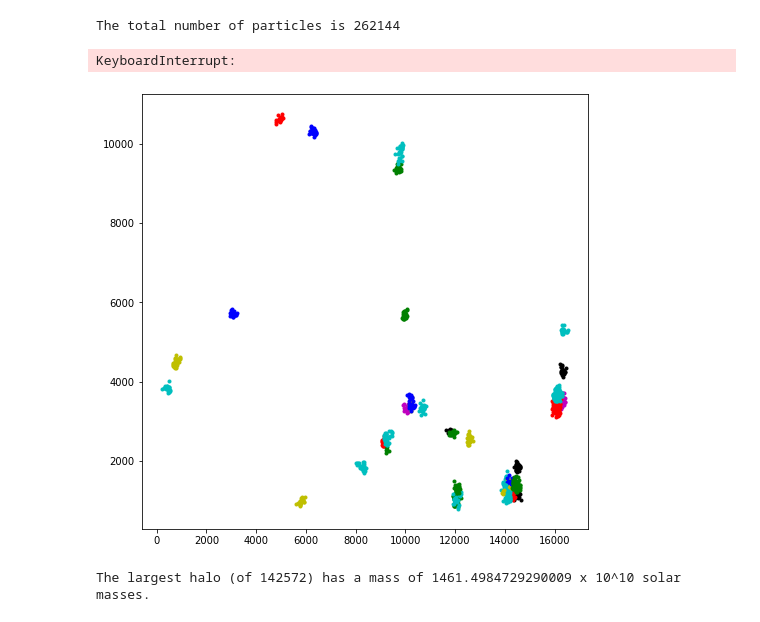
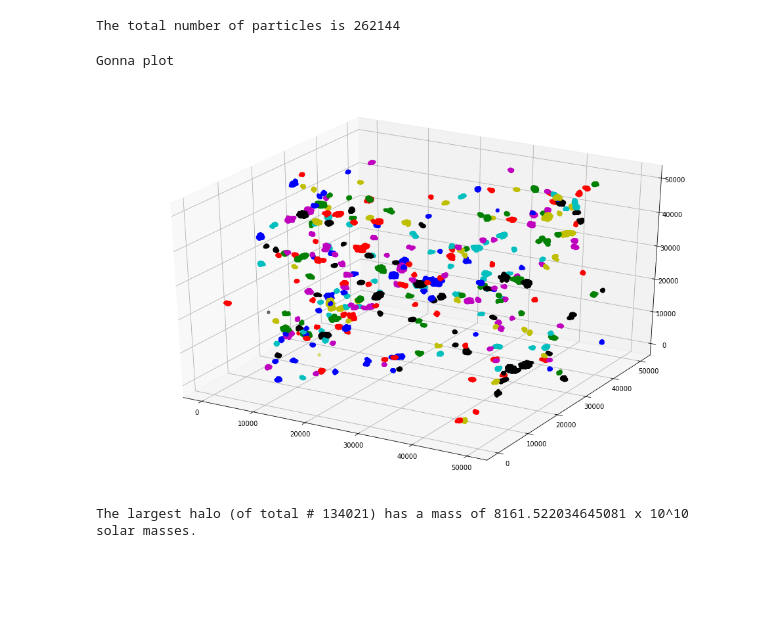
Before and after one commit to EthanMarx/astro_numerical_project, a Jupyter notebook: analysis.ipynb, the cells around one changed output. Saved outputs shown, nothing was run; the diff lists cells and outputs as text; code cells hidden in the pictures; blank space fills up the shorter version.

```diff
--- a/analysis.ipynb
+++ b/analysis.ipynb
@@ -49,11 +45,11 @@ def distance(other_particles, particle):
 # %%
 groups = {} # Positions of halo particles
 sizes = {} # size of the halo (# of particles in it)
-group_id = 0 #initial group id
-pbar = tqdm(total = len(particles)) #progress bar
+group_id = 0 # initial group id
+pbar = tqdm(total=len(particles)) # progress bar
 
 while len(particles) > 0:
-    part = particles[0] #location of first particle
+    part = particles[0] # location of first particle
     dists = distance(particles, part)
 
     # add close-enough particles to the current group, and remove them
@@ -62,10 +58,9 @@ while len(particles) > 0:
     particles = np.delete(particles, mask, axis=0)
 
     '''Find the friends of friends of part'''
-    pointer = 1 # for whom we are looking for more friends? the index of elements ingroups[group_id])
+    pointer = 1 # for whom we are looking for more friends? the index of elements in groups[group_id]
     num_friends = len(groups[group_id])
     while pointer < num_friends:
-
         # get position and distances of the friend being considered, and which are close enough
         part_friend = groups[group_id][pointer]
         dists = distance(particles, part_friend)
@@ -78,31 +73,47 @@ while len(particles) > 0:
             particles = np.delete(particles, mask, axis=0)
 
         pointer +=1
+        num_friends = len(groups[group_id])
 
     '''Current group completed. Move on to the next group'''
     sizes[group_id] = len(groups[group_id])
     group_id += 1
     pbar.update(1)
 # %%
-# Try to plot halos (2d projection) but takes lots of time to run. There has to be a better way of doing this
+# # Try to plot halos (2d projection) but takes lots of time to run. There has to be a better way of doing this
 
 colorlist = ['b', 'g', 'r', 'c', 'm', 'y', 'k']
 
-plt.figure(figsize=(8,8))
+# plt.figure(figsize=(8,8))
+# for i in range(group_id):
+#     if sizes[i]>20:
+#         for j in range(sizes[i]):
+#             plt.plot(groups[i][j][0], groups[i][j][1], '.', color=colorlist[i%7])
+# plt.xlim(0, boxsize)
+# plt.ylim(0, boxsize)
+# plt.grid()
+
+xs, ys, zs, col = [], [], [], []
 for i in range(group_id):
-    if sizes[i]>20:
+    if sizes[i] > 50:
         for j in range(sizes[i]):
-            plt.plot(groups[i][j][0], groups[i][j][1], '.', color=colorlist[i%7])
-plt.xlim(0, boxsize)
-plt.ylim(0, boxsize)
-plt.grid()
+            xs += [groups[i][j][0]]
+            ys += [groups[i][j][1]]
+            zs += [groups[i][j][2]]
+            col += [colorlist[i%7]]
+
+print("Gonna plot")
+fig = plt.figure(figsize=(17, 11))
+ax = fig.add_subplot(111, projection='3d')
+ax.scatter(xs, ys, zs, marker='.', s=75, c=col)
+plt.show()
 # %% [output]
-KeyboardInterrupt:
+Gonna plot
-[figure, old version]
+[figure, new version]
 # %%
 groupsize_max = int(np.amax(np.fromiter(sizes.values(), dtype=float)))
 biggest_halo_mass = groupsize_max*mass[0]
-print(f"The largest halo (of {group_id}) has a mass of {biggest_halo_mass} x 10^10 solar masses.")
+print(f"The largest halo (of total # {group_id}) has a mass of {biggest_halo_mass} x 10^10 solar masses.")
 assert len(set(mass)) == 1
 # %% [output]
-The largest halo (of 142572) has a mass of 1461.4984729290009 x 10^10 solar masses.
+The largest halo (of total # 134021) has a mass of 8161.522034645081 x 10^10 solar masses.
```
Also changed, not shown: parts of 9 cells of this notebook.
